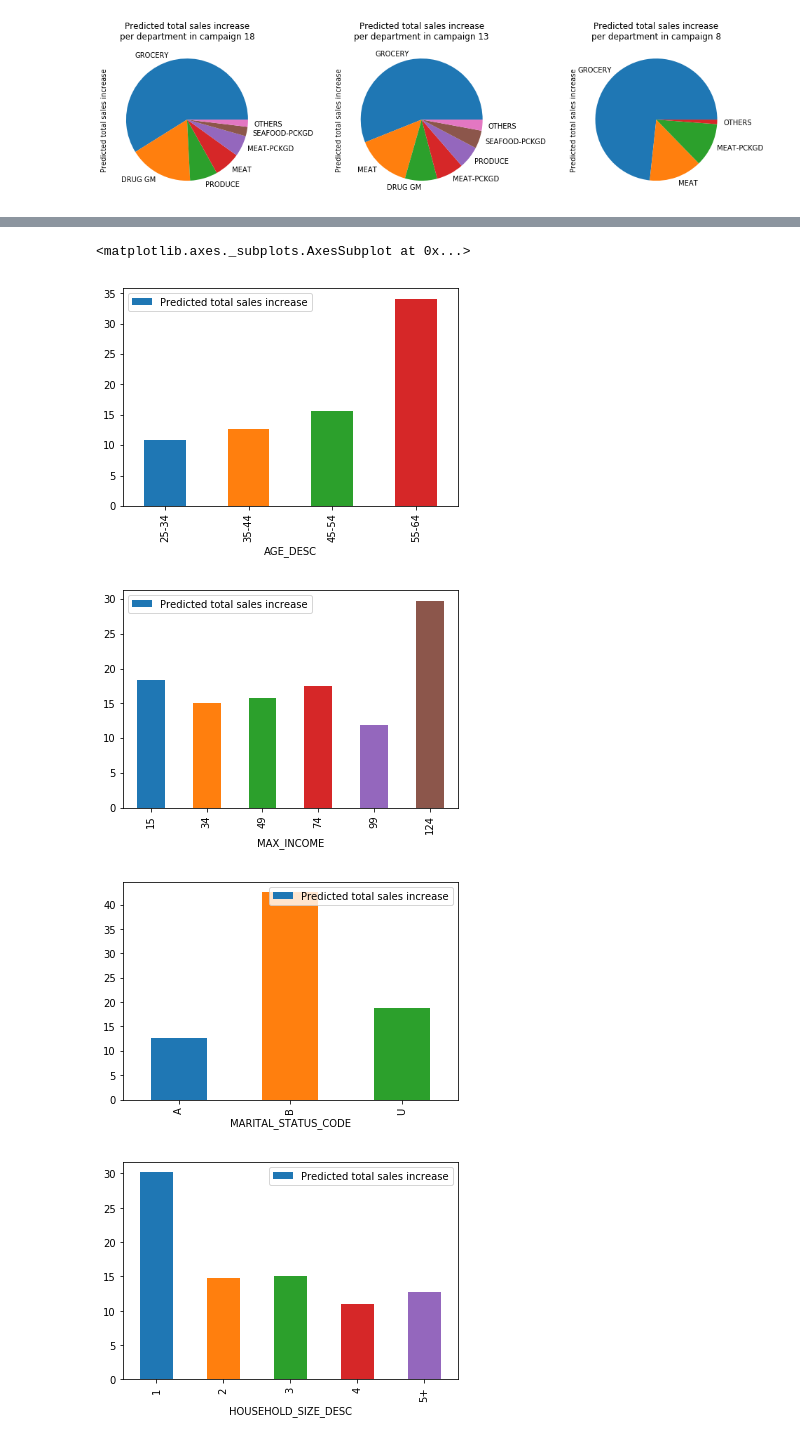
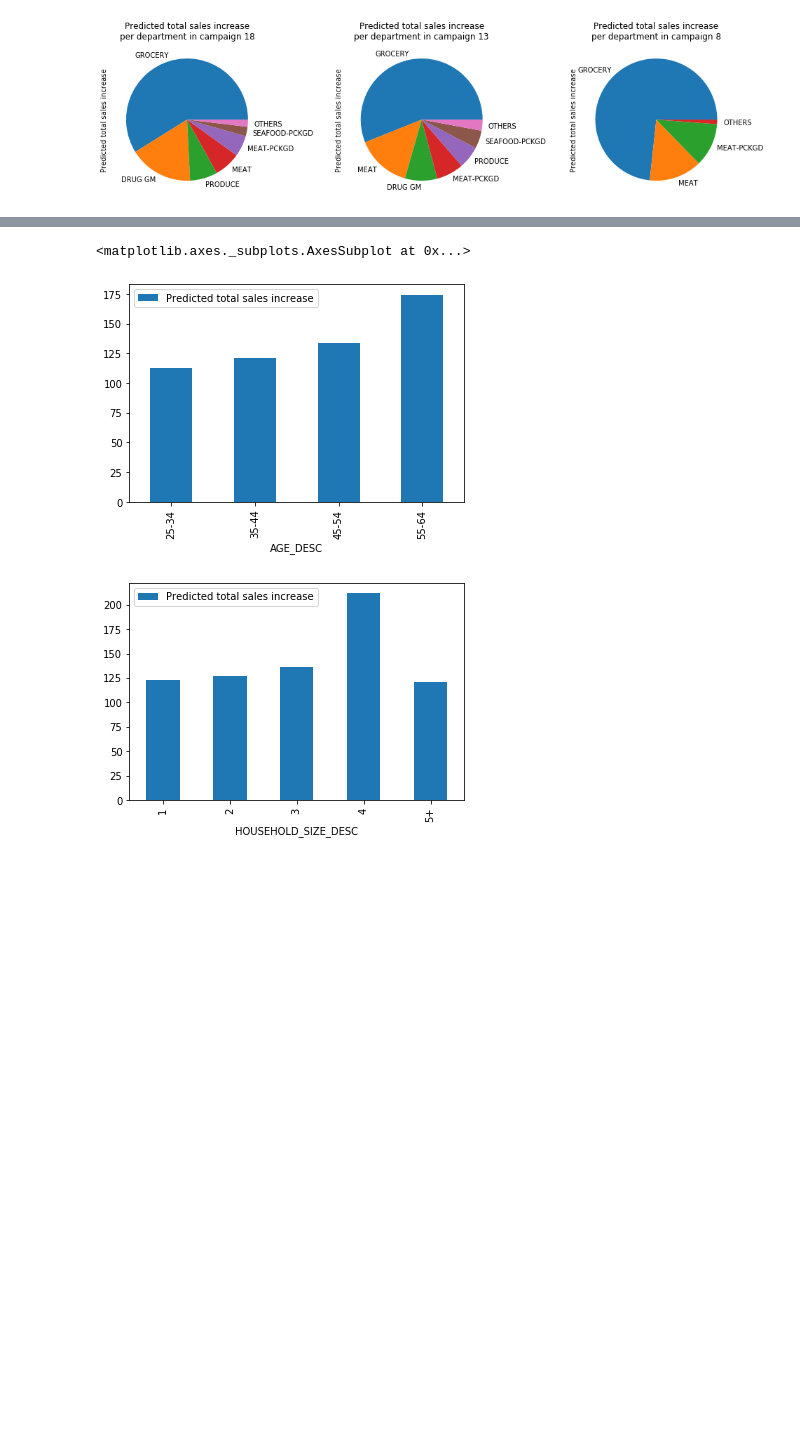
Before and after one commit to dhruti96shah/ada_project_pinkfluffybunnies, a Jupyter notebook: ada project.ipynb, the cells around one changed output, grey strips where cells are left out. Saved outputs shown, nothing was run; the diff lists cells and outputs as text; code cells hidden in the pictures; blank space fills up the shorter version.

```diff
--- a/ada project.ipynb
+++ b/ada project.ipynb
@@ -150,7 +150,7 @@ Let's test this hypothesis. For each household, we find out the day in which the
 
 We plot a cumulative distribution of this first-transaction day.
 # %%
-trans_days = trans.groupby('household_key')['DAY'].min().to_frame().rename(columns={'DAY': 'FIRST DAY'})
-trans_days['LAST DAY'] = trans.groupby('household_key')['DAY'].max()
+trans_days = trans.groupby('household_key')['DAY'].min().to_frame().rename(columns={'DAY': 'FIRST_DAY'})
+trans_days['LAST_DAY'] = trans.groupby('household_key')['DAY'].max()
 # %%
 trans_distr = pd.DataFrame([trans_days.quantile(perc) for perc in np.arange(0.25, 1, 0.25)])
@@ -507,6 +509,6 @@ tmp.plot.pie(y = 'Predicted total sales increase', ax=ax3, title='Predicted tota
 # %%
 #Computing the mean score by family
-individual_scores=scores.groupby('household_key').median()[['Predicted total sales increase']]\
+individual_scores=scores.groupby('household_key').sum()[['Predicted total sales increase']]\
 .sort_values(by='Predicted total sales increase',ascending=False)
 individual_scores.head()
 # %% [output]
@@ -664,6 +624,6 @@ demo_with_scores[['Predicted total sales increase']].boxplot(column='Predicted t
 # %%
 #Extracting all positive outlier so to study their distribution
-positive_outliers=demo_with_scores[demo_with_scores['Predicted total sales increase']>=10]
+positive_outliers=demo_with_scores[demo_with_scores['Predicted total sales increase']>=100]
 positive_outliers.head()
 # %% [output]
 |  | Predicted total sales increase | AGE_DESC | MARITAL_STATUS_CODE | INCOME_DESC | HOMEOWNER_DESC | HH_COMP_DESC | ... |
@@ -675,17 +635,15 @@ positive_outliers.head()
 # %%
 #Comparing the median score per category for each categorical demographic entry
 #PS: there are many positive indicators such as being single with no children
 positive_outliers.groupby('AGE_DESC').median()[['Predicted total sales increase']].plot.bar(y='Predicted total sales increase')
 #Using MAX_INCOME as a proxy for INCOME_DESC for convenience
-positive_outliers.groupby('MAX_INCOME').median()[['Predicted total sales increase']].plot.bar(y='Predicted total sales increase')
-positive_outliers.groupby('MARITAL_STATUS_CODE').median()[['Predicted total sales increase']].plot.bar(y='Predicted total sales increase')
+#positive_outliers.groupby('MAX_INCOME').median()[['Predicted total sales increase']].plot.bar(y='Predicted total sales increase')
+#positive_outliers.groupby('MARITAL_STATUS_CODE').median()[['Predicted total sales increase']].plot.bar(y='Predicted total sales increase')
 positive_outliers.groupby('HOUSEHOLD_SIZE_DESC').median()[['Predicted total sales increase']].plot.bar(y='Predicted total sales increase')
-positive_outliers.groupby('HOMEOWNER_DESC').median()[['Predicted total sales increase']].plot.bar(y='Predicted total sales increase')
-positive_outliers.groupby('HH_COMP_DESC').median()[['Predicted total sales increase']].plot.bar(y='Predicted total sales increase')
-positive_outliers.groupby('KID_CATEGORY_DESC').median()[['Predicted total sales increase']].plot.bar(y='Predicted total sales increase')
+#positive_outliers.groupby('HOMEOWNER_DESC').median()[['Predicted total sales increase']].plot.bar(y='Predicted total sales increase')
+#positive_outliers.groupby('HH_COMP_DESC').median()[['Predicted total sales increase']].plot.bar(y='Predicted total sales increase')
+#positive_outliers.groupby('KID_CATEGORY_DESC').median()[['Predicted total sales increase']].plot.bar(y='Predicted total sales increase')
 # %% [output]
 <matplotlib.axes._subplots.AxesSubplot at 0x...>
-[figure, old version]
+[figure, new version]
-[figure, old version]
+[figure, new version]
-[figure, removed]
-[figure, removed]
```
Also changed, not shown: parts of 25 cells of this notebook.
